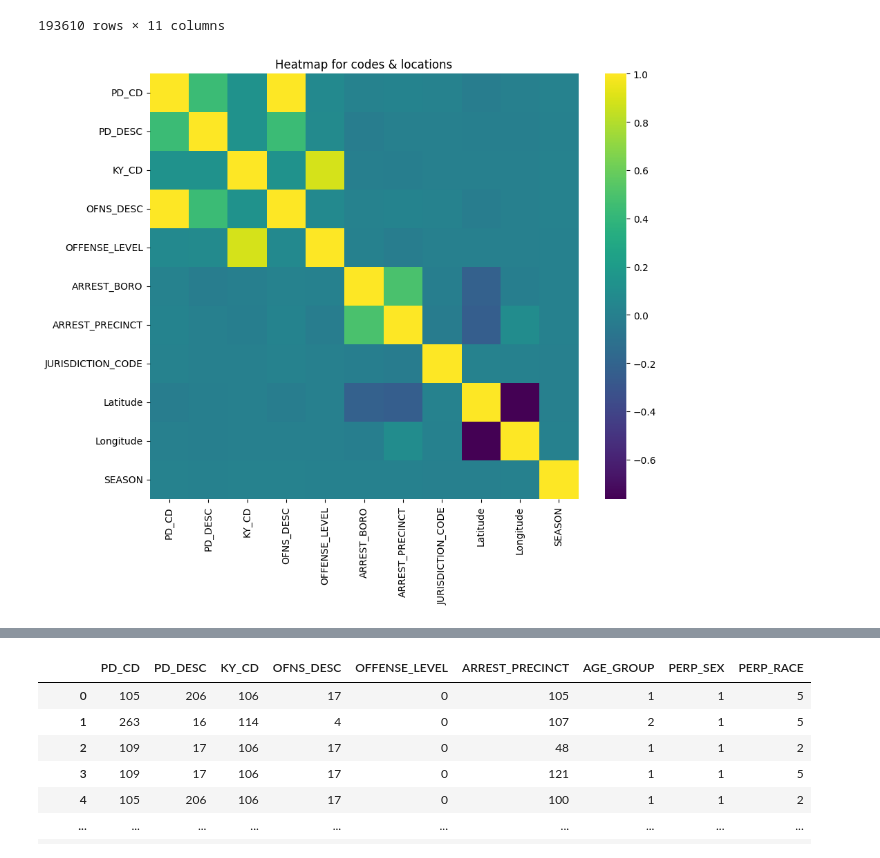
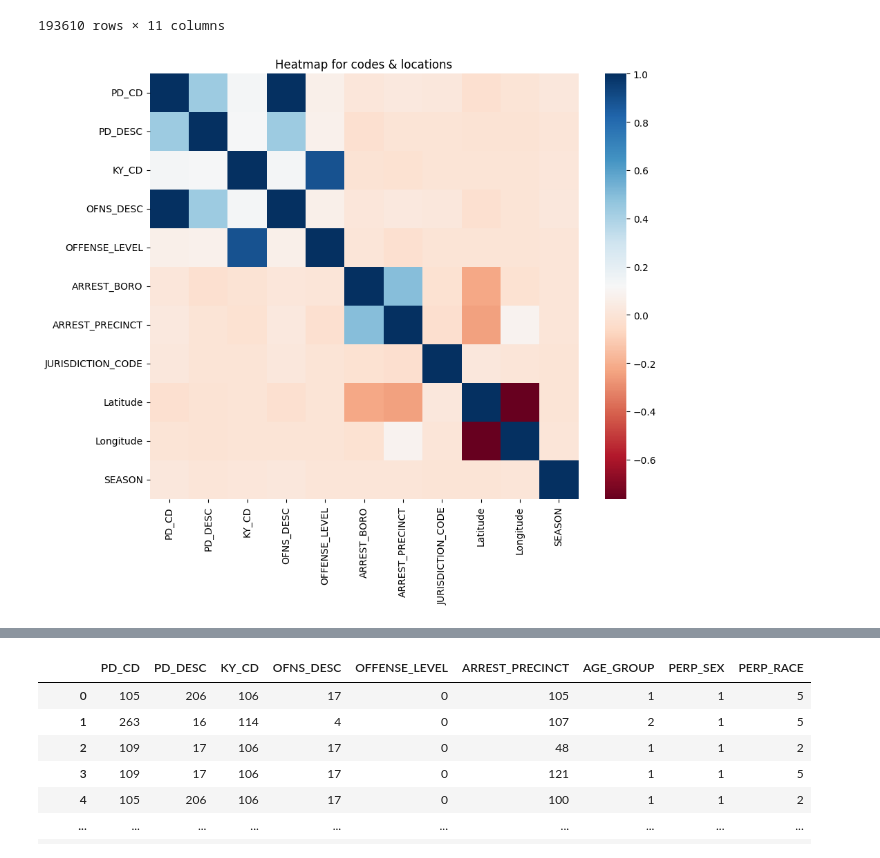
Before and after one commit to annahauk/CS513, a Jupyter notebook: annaEDA.ipynb, the cells around one changed output, grey strips where cells are left out. Drawn from its saved outputs; the diff is of its cells as text; code cells hidden in the pictures.

```diff
--- a/annaEDA.ipynb
+++ b/annaEDA.ipynb
@@ -446,11 +448,11 @@ df_location_heat
 # %%
 # create a heatmap of the df_location_heat
 plt.figure(figsize=(10,8))
-sns.heatmap(df_location_heat.corr(), cmap='viridis')
+sns.heatmap(df_location_heat.corr(), cmap='RdBu')
 plt.title('Heatmap for codes & locations')
 plt.show()
 # %% [output]
-[figure, old version]
+[figure, new version]
 # %%
 df_demo_heat = df.copy()
 df_demo_heat
```
Also changed, not shown: parts of 48 cells of this notebook, 6 other files.
